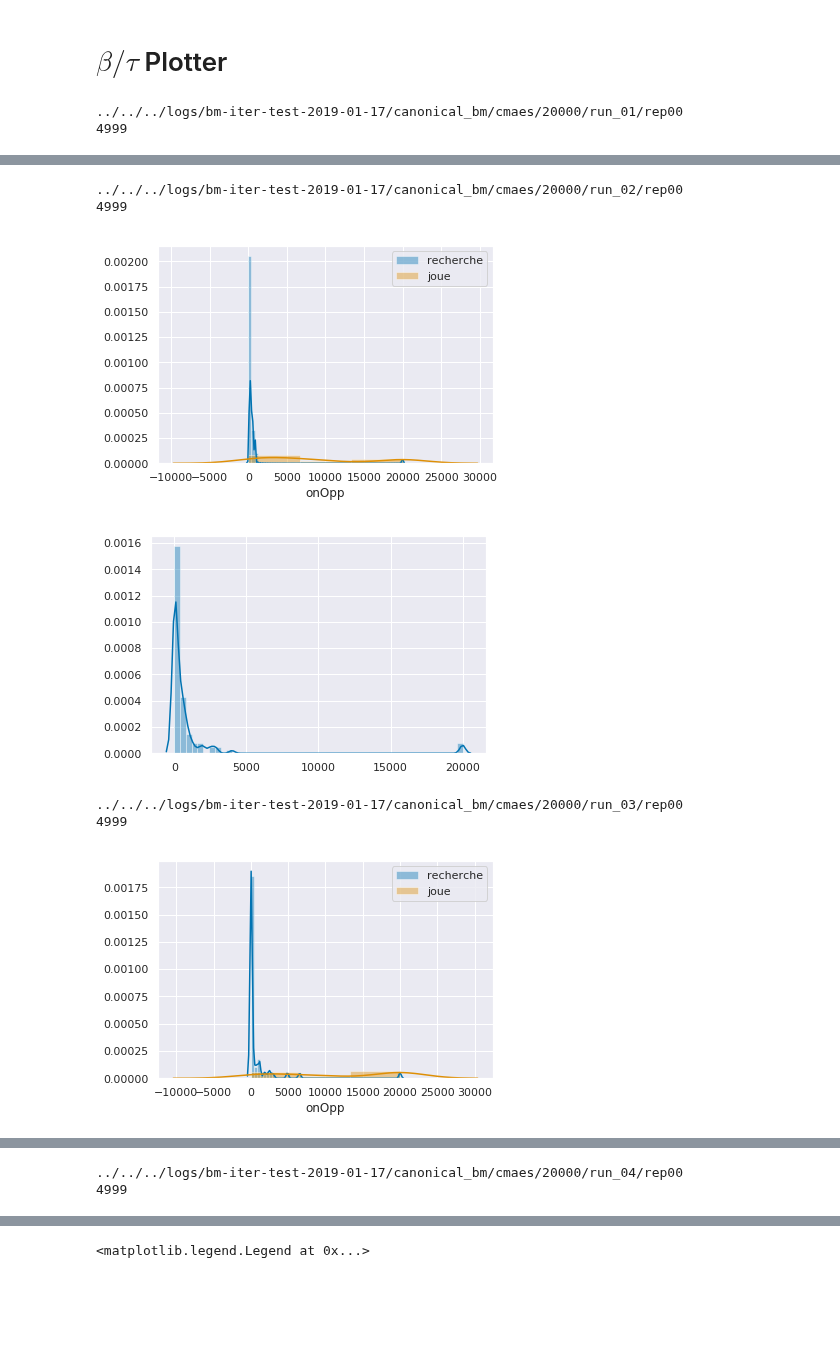
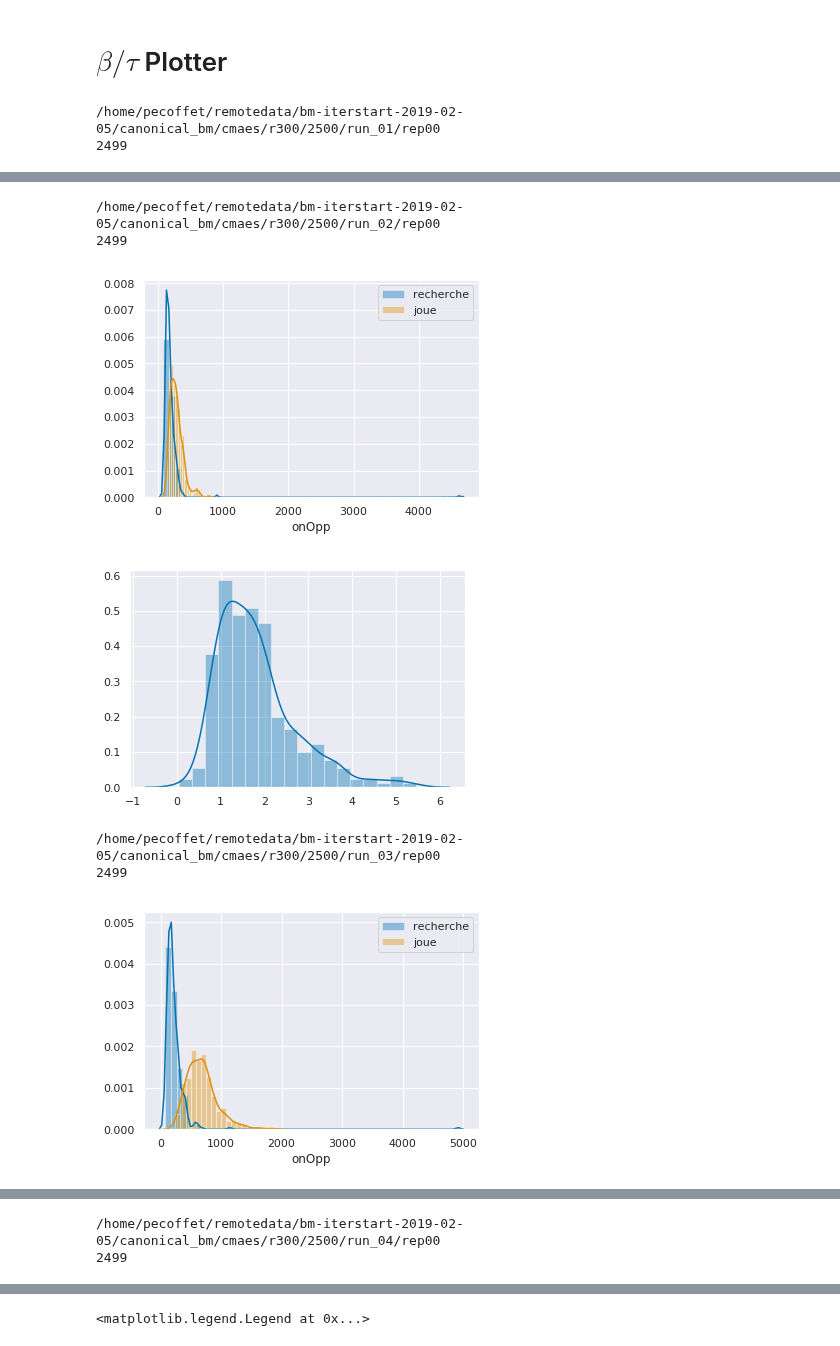
Before and after one commit to PaulEcoffet/roborobo3, a Jupyter notebook: roborobo3/notebooks/betatau_plotter.ipynb, the cells around one changed output, grey strips where cells are left out. Cells and saved outputs as stored; diff of their text form; code cells hidden in the pictures; blank space fills up the shorter version.

```diff
--- a/roborobo3/notebooks/betatau_plotter.ipynb
+++ b/roborobo3/notebooks/betatau_plotter.ipynb
@@ -77,7 +78,7 @@ def todf(x):
 def ifnanthenone(x):
     return 1 if np.isnan(x) else x
 # %%
-conds = sorted(list(glob("../../../logs/bm-iter-test-2019-01-*/canonical_bm/**/20000/**/run_*/rep00", recursive=True)))
+conds = sorted(list(glob("/home/pecoffet/remotedata/bm-iterstart-2019-02-05/canonical_bm/cmaes/r300/2500/**/rep00", recursive=True)))
 autogen = True
 gen = 0
 
@@ -114,18 +115,21 @@ for cond in conds:
     wait = log.groupby(['id', 'eval'])['notOnOpp'].apply((lambda x : ifnanthenone(np.nanmean(seqsize(np.array(x))))))
     stay = log.groupby(['id', 'eval'])['onOpp'].apply((lambda x : ifnanthenone(np.nanmean(seqsize(np.array(x))))))
 
+
+
     beta = 1/wait # Change to is same object for measurement with TP
     tau = 1/stay
 
-    waitmean = log.groupby(['id', 'eval'])['notOnOpp'].apply(lambda x : meanseqsizeonce(np.array(x)))
-    staymean = log.groupby(['id', 'eval'])['onOpp'].apply(lambda x : meanseqsizeonce(np.array(x)))
-
+    waitmean = wait.groupby(['id', 'eval']).apply(np.nanmean)
+    staymean = stay.groupby(['id', 'eval']).apply(np.nanmean)
+    betataumean = staymean / waitmean
     fig = plt.figure()
     sns.distplot(waitmean, label='recherche')
     sns.distplot(staymean, label='joue')
     plt.legend()
     plt.show(fig)
     plt.close(fig)
+
 
     fig = plt.figure()
     sns.distplot(staymean / waitmean)
@@ -174,5 +178,5 @@ for cond in conds:
 dfbetataus = pd.concat(betataus)
 sns.lineplot(data=dfbetataus[::100])
 # %% [output]
-../../../logs/bm-iter-test-2019-01-17/canonical_bm/cmaes/20000/run_01/rep00
-4999
+/home/pecoffet/remotedata/bm-iterstart-2019-02-05/canonical_bm/cmaes/r300/2500/run_01/rep00
+2499
@@ -181,7 +185,7 @@ sns.lineplot(data=dfbetataus[::100])
-../../../logs/bm-iter-test-2019-01-17/canonical_bm/cmaes/20000/run_02/rep00
-4999
+/home/pecoffet/remotedata/bm-iterstart-2019-02-05/canonical_bm/cmaes/r300/2500/run_02/rep00
+2499
-[figure, old version]
+[figure, new version]
-[figure, old version]
+[figure, new version]
-../../../logs/bm-iter-test-2019-01-17/canonical_bm/cmaes/20000/run_03/rep00
-4999
+/home/pecoffet/remotedata/bm-iterstart-2019-02-05/canonical_bm/cmaes/r300/2500/run_03/rep00
+2499
-[figure, old version]
+[figure, new version]
@@ -189,2 +193,2 @@ sns.lineplot(data=dfbetataus[::100])
-../../../logs/bm-iter-test-2019-01-17/canonical_bm/cmaes/20000/run_04/rep00
-4999
+/home/pecoffet/remotedata/bm-iterstart-2019-02-05/canonical_bm/cmaes/r300/2500/run_04/rep00
+2499
```
Also changed, not shown: parts of 3 cells of this notebook, 5 other files.
